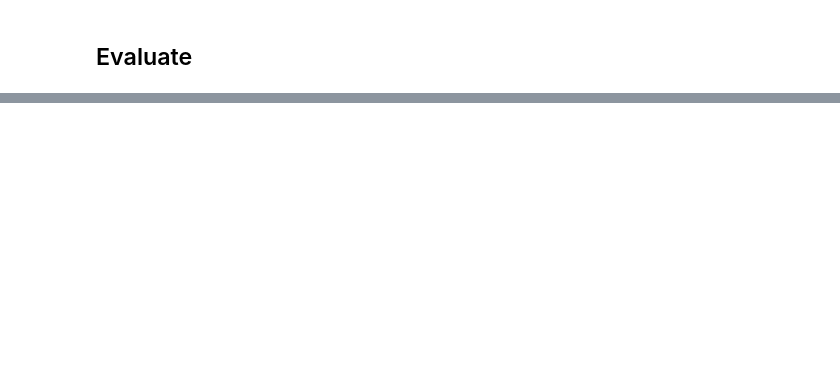
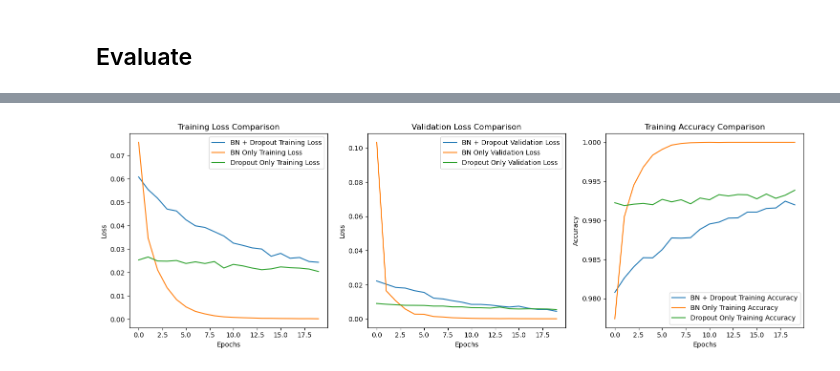
Before and after one commit to TRIPLE-A332/ML-DL_Algos, a Jupyter notebook: CNN/CNN_using_keras.ipynb, the cells around one changed output, grey strips where cells are left out. Drawn from its saved outputs; the diff is of its cells as text; code cells hidden in the pictures; blank space fills up the shorter version.

```diff
--- a/CNN/CNN_using_keras.ipynb
+++ b/CNN/CNN_using_keras.ipynb
@@ -187,0 +445,40 @@ loss
+# %%
+# Plot the loss curves for the latest three models
+epoch = range(20)  # Match the number of epochs used in model.fit()
+epoch2 = range(20)
+# Plot Training Loss
+plt.figure(figsize=(15, 5))
+plt.subplot(1, 3, 1)
+plt.plot(epoch, history_of_BN_and_DropL.history['loss'], label='BN + Dropout Training Loss')
+plt.plot(epoch, history_of_BN.history['loss'], label='BN Only Training Loss')
+plt.plot(epoch2, history_of_DropL.history['loss'], label='Dropout Only Training Loss')
+plt.xlabel('Epochs')
+plt.ylabel('Loss')
+plt.legend()
+plt.title('Training Loss Comparison')
+
+# Plot Validation Loss
+plt.subplot(1, 3, 2)
+plt.plot(epoch, history_of_BN_and_DropL.history['val_loss'], label='BN + Dropout Validation Loss')
+plt.plot(epoch, history_of_BN.history['val_loss'], label='BN Only Validation Loss')
+plt.plot(epoch2, history_of_DropL.history['val_loss'], label='Dropout Only Validation Loss')
+plt.xlabel('Epochs')
+plt.ylabel('Loss')
+plt.legend()
+plt.title('Validation Loss Comparison')
+
+
+# Plot Test Accuracy
+plt.subplot(1, 3, 3)
+plt.plot(epoch, history_of_BN_and_DropL.history['accuracy'], label='BN + Dropout Training Accuracy')
+plt.plot(epoch, history_of_BN.history['accuracy'], label='BN Only Training Accuracy')
+plt.plot(epoch2, history_of_DropL.history['accuracy'], label='Dropout Only Training Accuracy')
+plt.xlabel('Epochs')
+plt.ylabel('Accuracy')
+plt.legend()
+plt.title('Training Accuracy Comparison')
+
+plt.tight_layout()
+plt.show()
+# %% [output]
+[figure, added]
```
Also changed, not shown: parts of 19 cells of this notebook, 13 other files.
